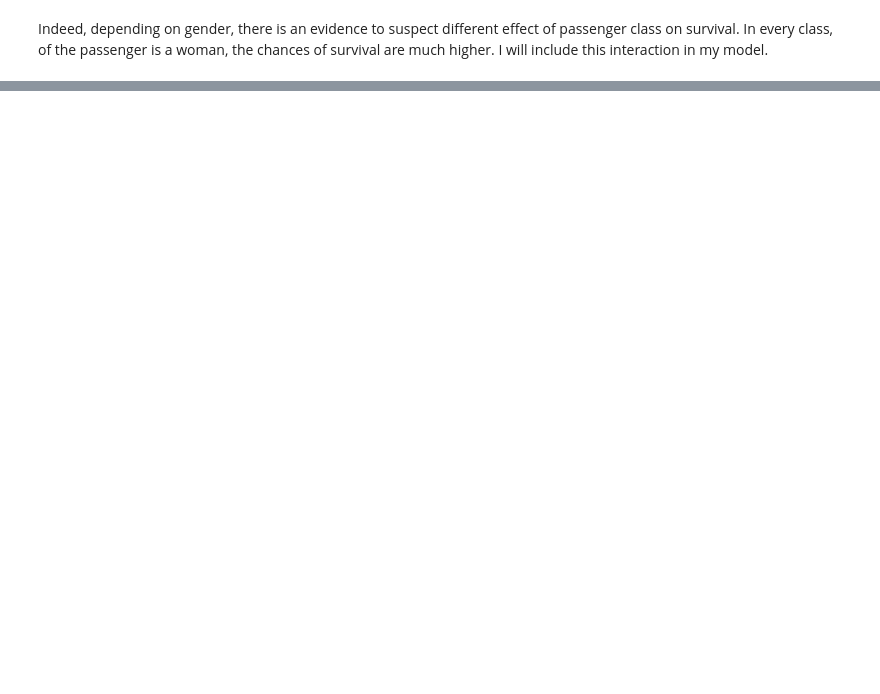
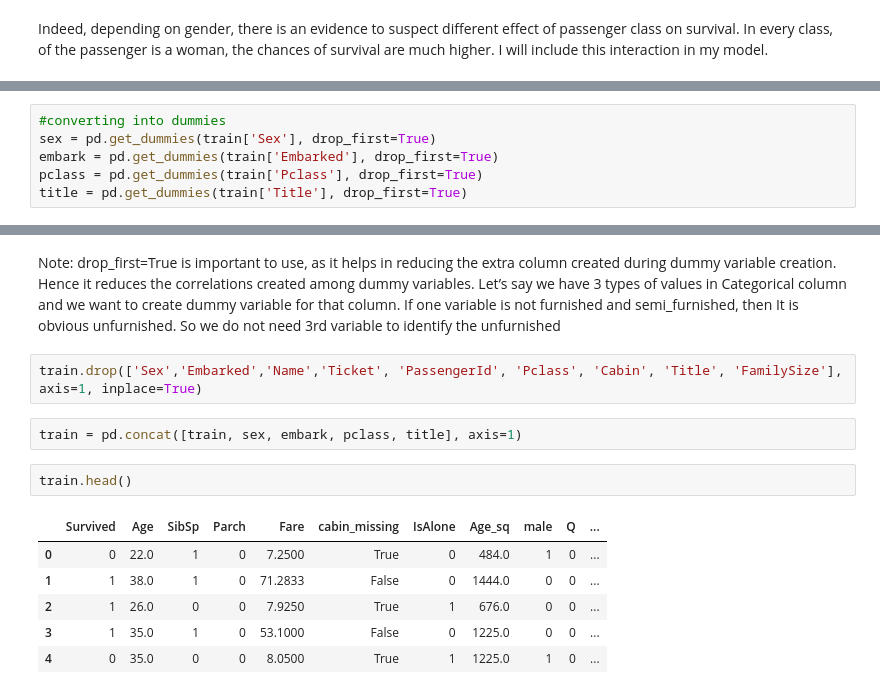
Before and after one commit to pilipentseva/nlp_assignment1, a Jupyter notebook: Assignment 1.ipynb, the cells around one changed output, grey strips where cells are left out. Saved outputs shown, nothing was run; the diff lists cells and outputs as text; blank space fills up the shorter version.

Commit message:
q2 done, creating categorical variables added

```diff
--- a/Assignment 1.ipynb
+++ b/Assignment 1.ipynb
@@ -333,0 +360,6 @@ Indeed, depending on gender, there is an evidence to suspect different effect of
+# %%
+#converting into dummies
+sex = pd.get_dummies(train['Sex'], drop_first=True)
+embark = pd.get_dummies(train['Embarked'], drop_first=True)
+pclass = pd.get_dummies(train['Pclass'], drop_first=True)
+title = pd.get_dummies(train['Title'], drop_first=True)
@@ -333,0 +377,16 @@ Indeed, depending on gender, there is an evidence to suspect different effect of
+# %% [markdown]
+Note: drop_first=True is important to use, as it helps in reducing the extra column created during dummy variable creation. Hence it reduces the correlations created among dummy variables.
+Let’s say we have 3 types of values in Categorical column and we want to create dummy variable for that column. If one variable is not furnished and semi_furnished, then It is obvious unfurnished. So we do not need 3rd variable to identify the unfurnished
+# %%
+train.drop(['Sex','Embarked','Name','Ticket', 'PassengerId', 'Pclass', 'Cabin', 'Title', 'FamilySize'], axis=1, inplace=True)
+# %%
+train = pd.concat([train, sex, embark, pclass, title], axis=1)
+# %%
+train.head()
+# %% [output]
+|  | Survived | Age | SibSp | Parch | Fare | cabin_missing | IsAlone | Age_sq | male | Q | ... |
+| 0 | 0 | 22.0 | 1 | 0 | 7.2500 | True | 0 | 484.0 | 1 | 0 | ... |
+| 1 | 1 | 38.0 | 1 | 0 | 71.2833 | False | 0 | 1444.0 | 0 | 0 | ... |
+| 2 | 1 | 26.0 | 0 | 0 | 7.9250 | True | 1 | 676.0 | 0 | 0 | ... |
+| 3 | 1 | 35.0 | 1 | 0 | 53.1000 | False | 0 | 1225.0 | 0 | 0 | ... |
+| 4 | 0 | 35.0 | 0 | 0 | 8.0500 | True | 1 | 1225.0 | 1 | 0 | ... |
```
Also changed, not shown: parts of 20 cells of this notebook.
